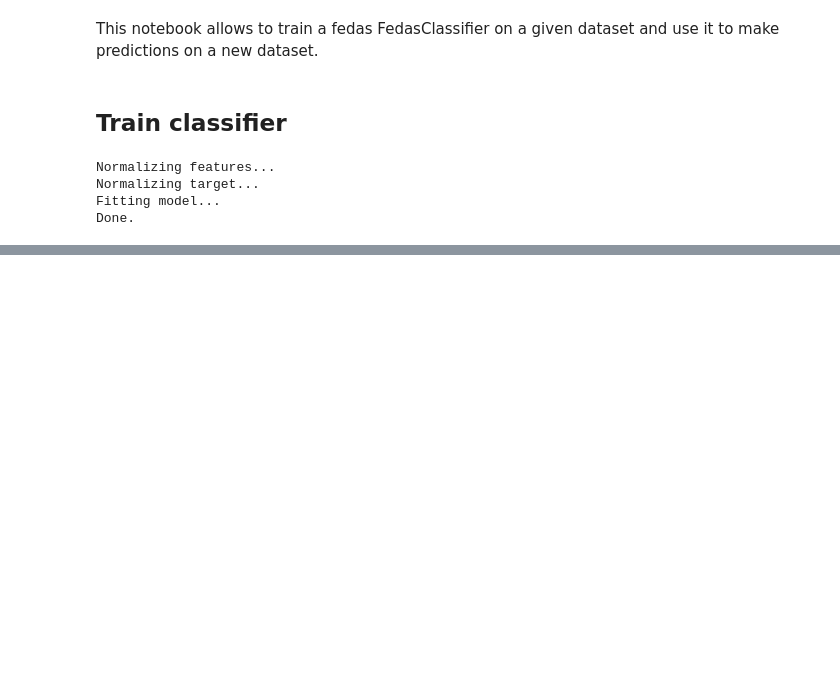
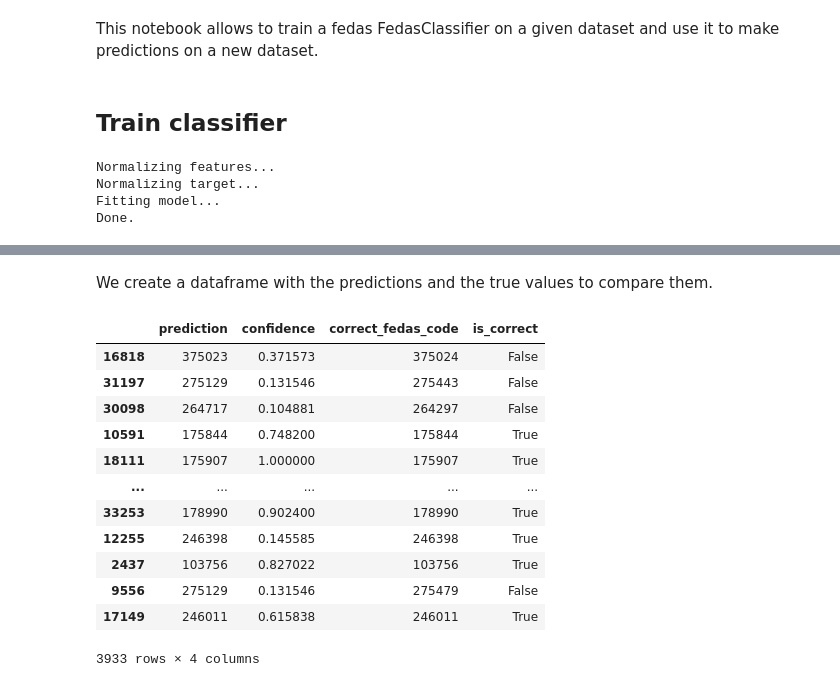
Before and after one commit to SoCrespo/technical_test, a Jupyter notebook: apply_fedas_classifier.ipynb, the cells around one changed output, grey strips where cells are left out. Cells and saved outputs as stored; diff of their text form; code cells hidden in the pictures; blank space fills up the shorter version.

```diff
--- a/apply_fedas_classifier.ipynb
+++ b/apply_fedas_classifier.ipynb
@@ -75,0 +59,26 @@ comparison[comparison['confidence'] < 0.5]
+# %% [markdown]
+We create a dataframe with the predictions and the true values to compare them.
+# %%
+predictions.index = val.index
+predictions = predictions.rename(columns={'fedas': 'prediction'})
+
+comparison = pd.concat(
+    (predictions,
+    pd.DataFrame(val_target, columns=['correct_fedas_code'])),
+         axis=1)
+comparison['is_correct'] = comparison['prediction'] == comparison['correct_fedas_code']
+comparison
+# %% [output]
+|  | prediction | confidence | correct_fedas_code | is_correct |
+| 16818 | 375023 | 0.371573 | 375024 | False |
+| 31197 | 275129 | 0.131546 | 275443 | False |
+| 30098 | 264717 | 0.104881 | 264297 | False |
+| 10591 | 175844 | 0.748200 | 175844 | True |
+| 18111 | 175907 | 1.000000 | 175907 | True |
+| ... | ... | ... | ... | ... |
+| 33253 | 178990 | 0.902400 | 178990 | True |
+| 12255 | 246398 | 0.145585 | 246398 | True |
+| 2437 | 103756 | 0.827022 | 103756 | True |
+| 9556 | 275129 | 0.131546 | 275479 | False |
+| 17149 | 246011 | 0.615838 | 246011 | True |
+3933 rows × 4 columns
```
Also changed, not shown: parts of 17 cells of this notebook.
